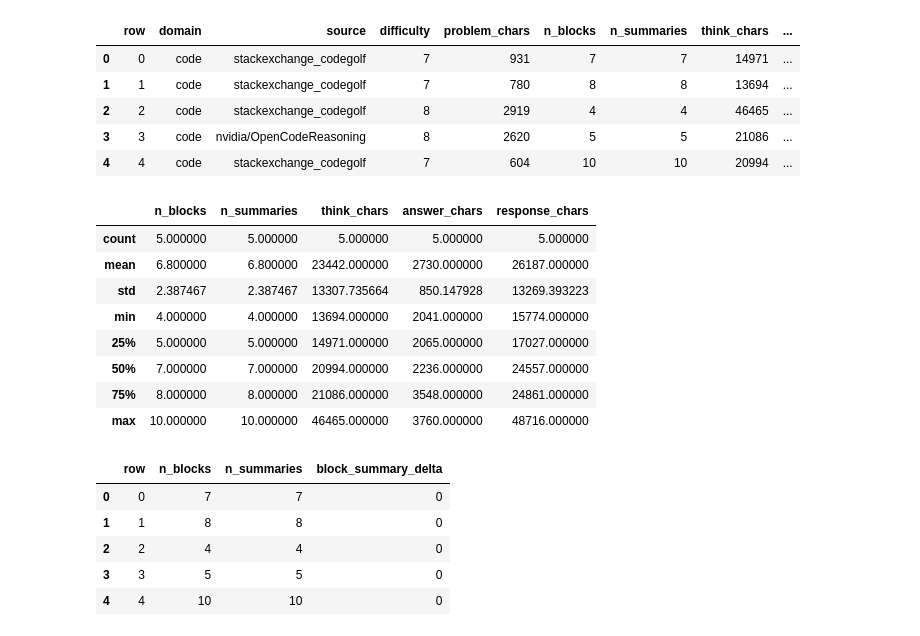
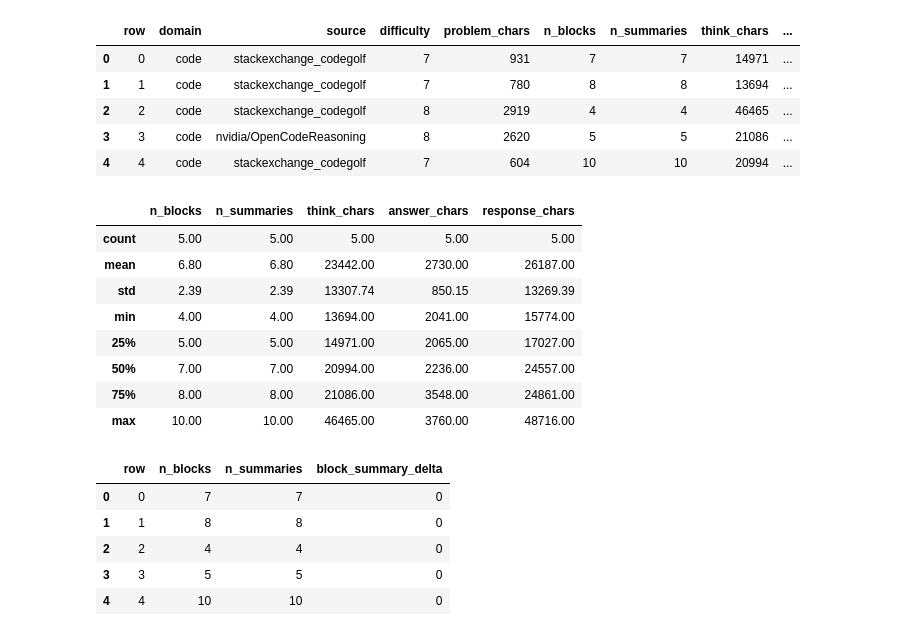
Before and after one commit to fedebri/reasoning-under-compression, a Jupyter notebook: notebooks/01_openmementos_probe.ipynb, the cells around one changed output. Cells and saved outputs as stored; diff of their text form; code cells hidden in the pictures.

```diff
--- a/notebooks/01_openmementos_probe.ipynb
+++ b/notebooks/01_openmementos_probe.ipynb
@@ -179,21 +179,21 @@ df_parsed_sample
 # %%
 df_parsed_sample[[
     "n_blocks",
     "n_summaries",
     "think_chars",
     "answer_chars",
     "response_chars",
-]].describe()
+]].describe().round(2)
 # %% [output]
 |  | n_blocks | n_summaries | think_chars | answer_chars | response_chars |
-| count | 5.000000 | 5.000000 | 5.000000 | 5.000000 | 5.000000 |
-| mean | 6.800000 | 6.800000 | 23442.000000 | 2730.000000 | 26187.000000 |
-| std | 2.387467 | 2.387467 | 13307.735664 | 850.147928 | 13269.393223 |
-| min | 4.000000 | 4.000000 | 13694.000000 | 2041.000000 | 15774.000000 |
-| 25% | 5.000000 | 5.000000 | 14971.000000 | 2065.000000 | 17027.000000 |
-| 50% | 7.000000 | 7.000000 | 20994.000000 | 2236.000000 | 24557.000000 |
-| 75% | 8.000000 | 8.000000 | 21086.000000 | 3548.000000 | 24861.000000 |
-| max | 10.000000 | 10.000000 | 46465.000000 | 3760.000000 | 48716.000000 |
+| count | 5.00 | 5.00 | 5.00 | 5.00 | 5.00 |
+| mean | 6.80 | 6.80 | 23442.00 | 2730.00 | 26187.00 |
+| std | 2.39 | 2.39 | 13307.74 | 850.15 | 13269.39 |
+| min | 4.00 | 4.00 | 13694.00 | 2041.00 | 15774.00 |
+| 25% | 5.00 | 5.00 | 14971.00 | 2065.00 | 17027.00 |
+| 50% | 7.00 | 7.00 | 20994.00 | 2236.00 | 24557.00 |
+| 75% | 8.00 | 8.00 | 21086.00 | 3548.00 | 24861.00 |
+| max | 10.00 | 10.00 | 46465.00 | 3760.00 | 48716.00 |
 # %%
 df_parsed_sample.assign(
     block_summary_delta=df_parsed_sample["n_blocks"] - df_parsed_sample["n_summaries"]
```
Also changed, not shown: parts of 1 cell of this notebook.
